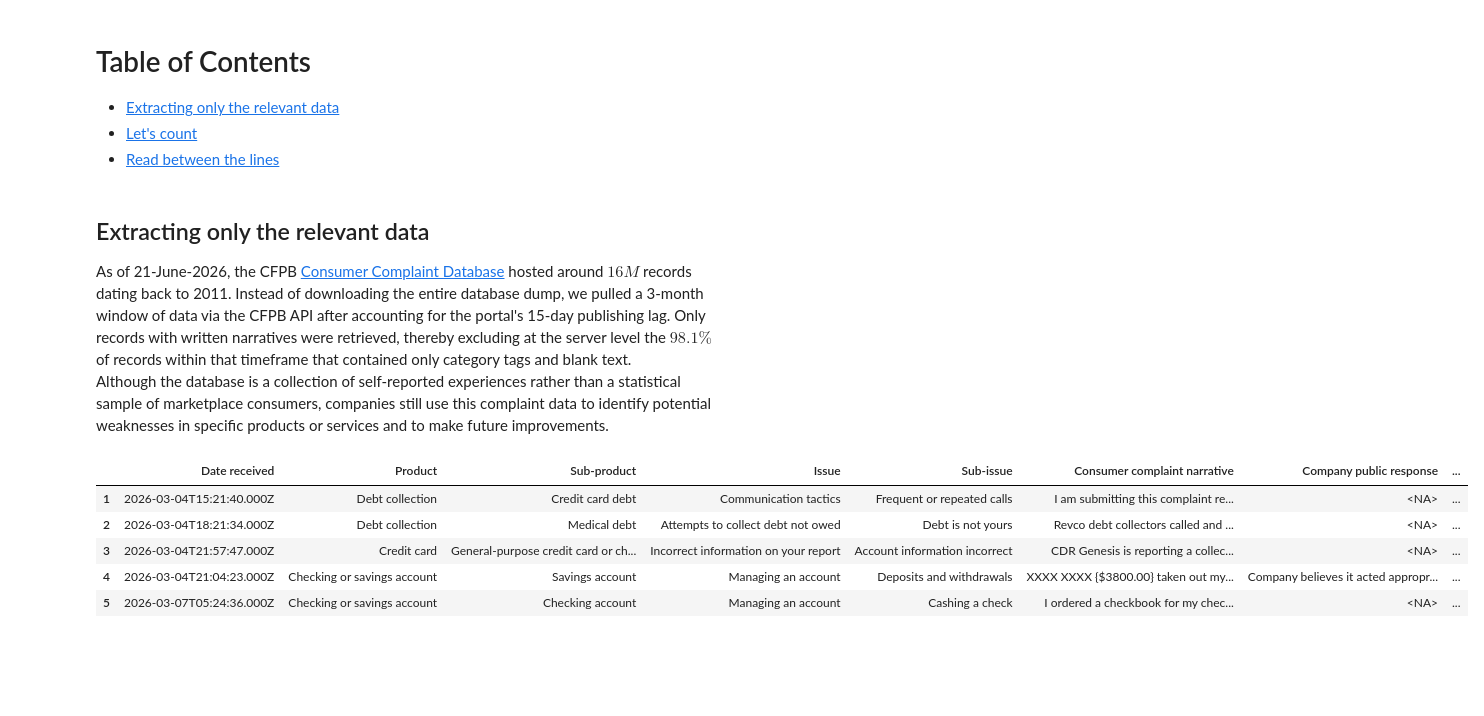
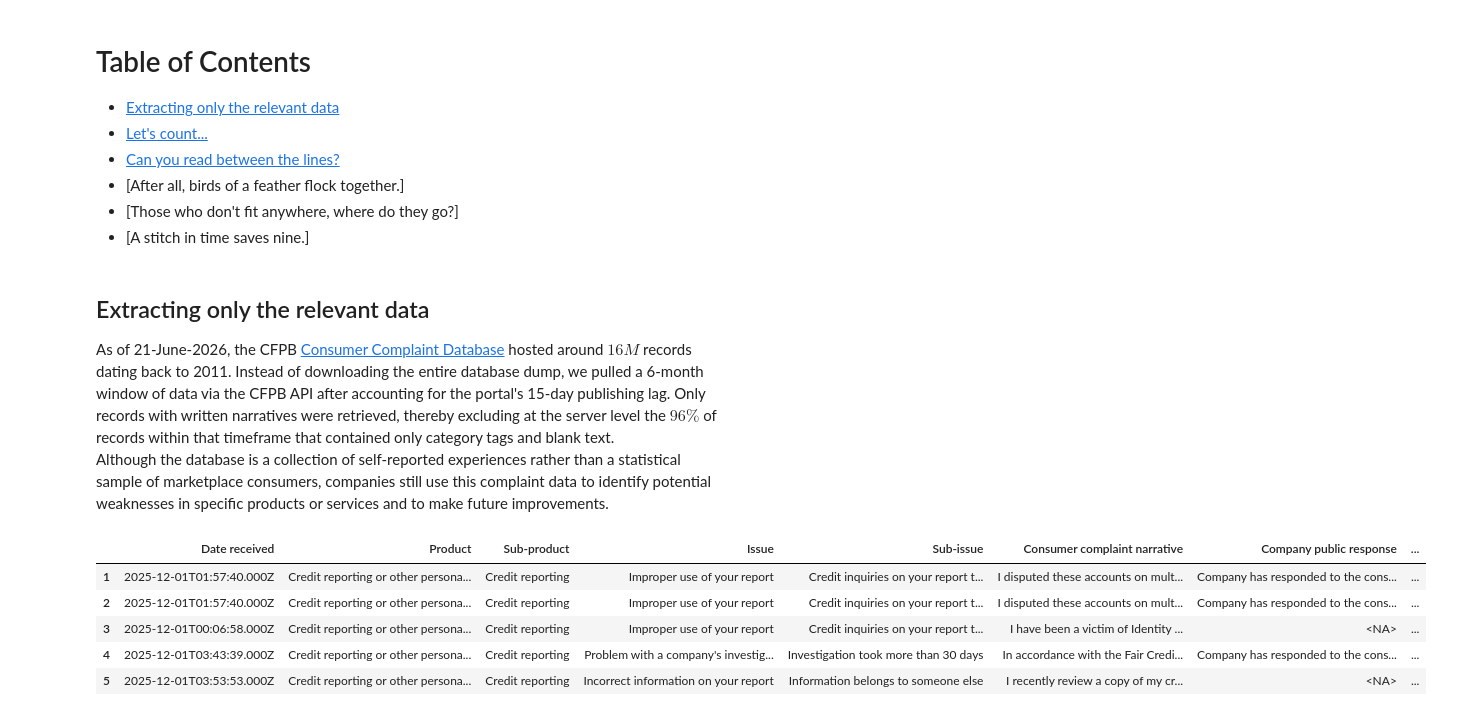
Before and after one commit to idnantimar/CFPB-Customer_Complaint_Analysis-beyond-classifiers, a Jupyter notebook: Customer Complaint Analysis.ipynb, the cells around one changed output. Saved outputs shown, nothing was run; the diff lists cells and outputs as text; code cells hidden in the pictures; blank space fills up the shorter version.

```diff
--- a/Customer Complaint Analysis.ipynb
+++ b/Customer Complaint Analysis.ipynb
@@ -12,32 +12,31 @@ The portal states: <span style="font-family:'Courier New', monospace; font-style
 # Table of Contents
 
 - [Extracting only the relevant data](#extracting-only-the-relevant-data)
-- [Let's count](#lets-count)
-- [Read between the lines](#read-between-the-lines)
+- [Let's count...](#lets-count)
+- [Can you read between the lines?](#can-you-read-between-the-lines)
+- [After all, birds of a feather flock together.]
+- [Those who don't fit anywhere, where do they go?]
+- [A stitch in time saves nine.]
 # %% [markdown]
 ## Extracting only the relevant data
-As of 21-June-2026, the CFPB [Consumer Complaint Database](https://www.consumerfinance.gov/data-research/consumer-complaints/search/?dateRange=All&date_received_max=2026-06-20&date_received_min=2011-12-01&page=1&searchField=all&size=25&sort=created_date_desc&tab=List) hosted around $16M$ records dating back to 2011. Instead of downloading the entire database dump, we pulled a 3-month window of data via the CFPB API after accounting for the portal's 15-day publishing lag. Only records with written narratives were retrieved, thereby excluding at the server level the $98.1\%$ of records within that timeframe that contained only category tags and blank text.\
+As of 21-June-2026, the CFPB [Consumer Complaint Database](https://www.consumerfinance.gov/data-research/consumer-complaints/search/?dateRange=All&date_received_max=2026-06-20&date_received_min=2011-12-01&page=1&searchField=all&size=25&sort=created_date_desc&tab=List) hosted around $16M$ records dating back to 2011. Instead of downloading the entire database dump, we pulled a 6-month window of data via the CFPB API after accounting for the portal's 15-day publishing lag. Only records with written narratives were retrieved, thereby excluding at the server level the $96\%$ of records within that timeframe that contained only category tags and blank text.\
 Although the database is a collection of self-reported experiences rather than a statistical sample of marketplace consumers, companies still use this complaint data to identify potential weaknesses in specific products or services and to make future improvements.
 # %%
-Source_file = './data.csv'
-
 %load_ext autoreload
 %autoreload 2
+from pathlib import Path
 import numpy as np, pandas as pd
-import warnings ; warnings.simplefilter("ignore")
+import warnings ; warnings.simplefilter('ignore')
+Source_dir = list(Path('./data').glob('data_*.csv'))
 
-Head = pd.read_csv(Source_file,
-    header=0, index_col=False, dtype='string',
-    nrows=5
-).set_axis(range(1, 6),axis=0)
-Head
+Head = pd.read_csv(Source_dir[0],header=0,index_col=False,dtype='string',nrows=5).set_axis(range(1, 6),axis=0) ; Head
 # %% [output]
 |  | Date received | Product | Sub-product | Issue | Sub-issue | Consumer complaint narrative | Company public response | ... |
-| 1 | 2026-03-04T15:21:40.000Z | Debt collection | Credit card debt | Communication tactics | Frequent or repeated calls | I am submitting this complaint re... | <NA> | ... |
-| 2 | 2026-03-04T18:21:34.000Z | Debt collection | Medical debt | Attempts to collect debt not owed | Debt is not yours | Revco debt collectors called and ... | <NA> | ... |
-| 3 | 2026-03-04T21:57:47.000Z | Credit card | General-purpose credit card or ch... | Incorrect information on your report | Account information incorrect | CDR Genesis is reporting a collec... | <NA> | ... |
-| 4 | 2026-03-04T21:04:23.000Z | Checking or savings account | Savings account | Managing an account | Deposits and withdrawals | XXXX XXXX {$3800.00} taken out my... | Company believes it acted appropr... | ... |
-| 5 | 2026-03-07T05:24:36.000Z | Checking or savings account | Checking account | Managing an account | Cashing a check | I ordered a checkbook for my chec... | <NA> | ... |
+| 1 | 2025-12-01T01:57:40.000Z | Credit reporting or other persona... | Credit reporting | Improper use of your report | Credit inquiries on your report t... | I disputed these accounts on mult... | Company has responded to the cons... | ... |
+| 2 | 2025-12-01T01:57:40.000Z | Credit reporting or other persona... | Credit reporting | Improper use of your report | Credit inquiries on your report t... | I disputed these accounts on mult... | Company has responded to the cons... | ... |
+| 3 | 2025-12-01T00:06:58.000Z | Credit reporting or other persona... | Credit reporting | Improper use of your report | Credit inquiries on your report t... | I have been a victim of Identity ... | <NA> | ... |
+| 4 | 2025-12-01T03:43:39.000Z | Credit reporting or other persona... | Credit reporting | Problem with a company's investig... | Investigation took more than 30 days | In accordance with the Fair Credi... | Company has responded to the cons... | ... |
+| 5 | 2025-12-01T03:53:53.000Z | Credit reporting or other persona... | Credit reporting | Incorrect information on your report | Information belongs to someone else | I recently review a copy of my cr... | <NA> | ... |
 # %%
 from my_scripts import preprocessing
 
```
Also changed, not shown: parts of 8 cells of this notebook, 1 other file.
